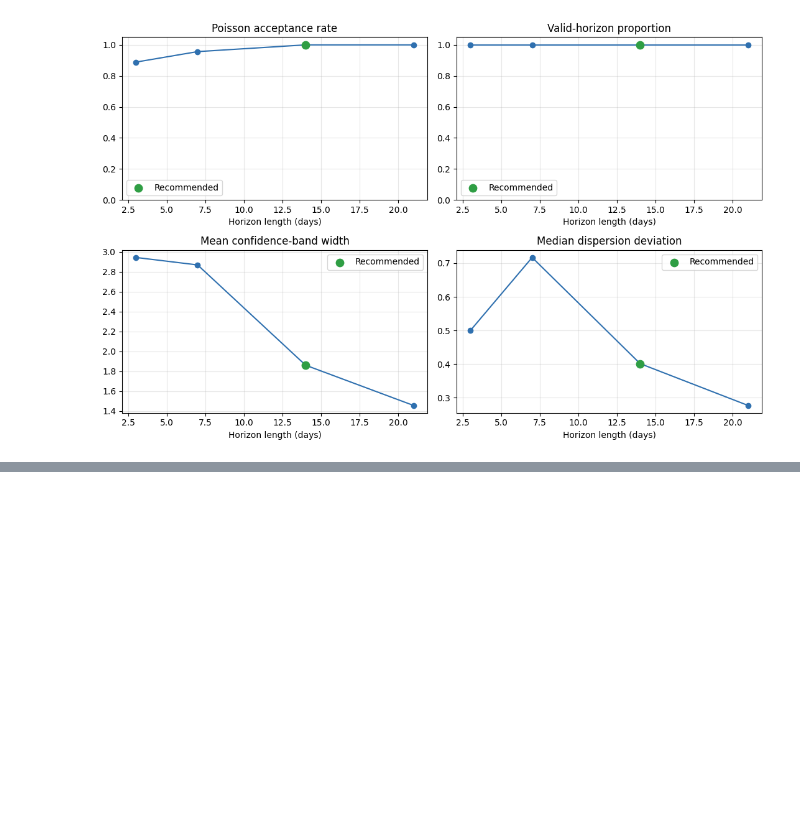
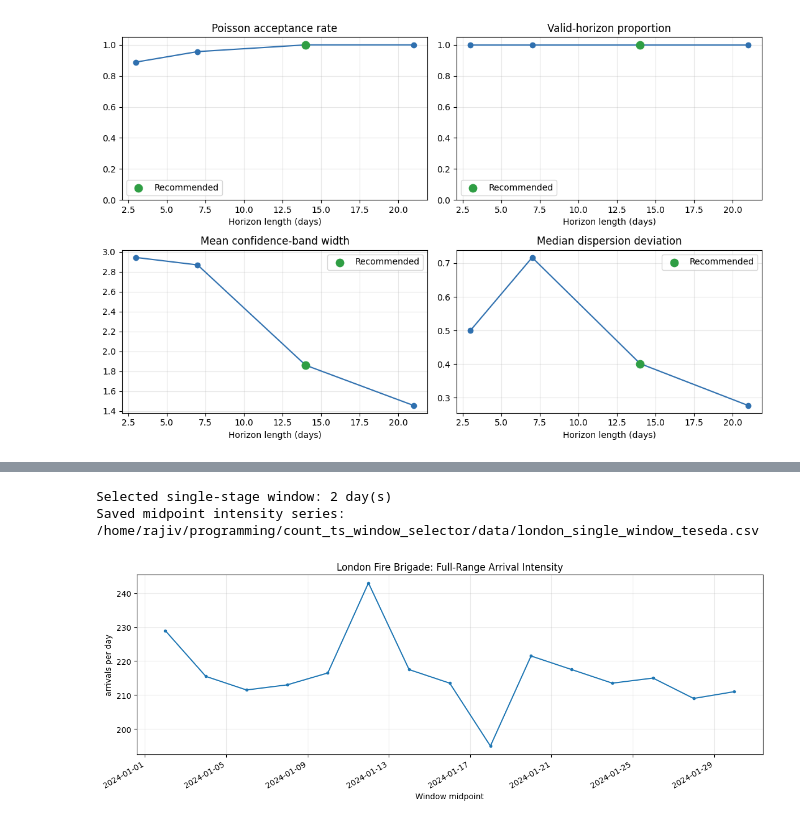
Before and after one commit to rajivsam/count_ts_window_selector, a Jupyter notebook: notebooks/london_fire_brigade_analysis.ipynb, the cells around one changed output, grey strips where cells are left out. Drawn from its saved outputs; the diff is of its cells as text; code cells hidden in the pictures; blank space fills up the shorter version.

Commit message:
Update to single window api.

```diff
--- a/notebooks/london_fire_brigade_analysis.ipynb
+++ b/notebooks/london_fire_brigade_analysis.ipynb
@@ -226,0 +231,38 @@ Candidate audit:
+# %%
+from count_ts_window_selector import build_arrival_intensity_series, plot_arrival_intensity, save_tseda_arrival_intensity_series
+
+full_range_result = evaluate_horizon(
+    DATA_FILE,
+    [1, 2, 3, 4, 5, 7],
+    horizon_window=None,
+    base_resolution="1d",
+    config=WindowSelectionConfig(min_event_rate=5.0, max_zero_window_proportion=0.1, min_windows=2),
+)
+selected_window = full_range_result["selected_window"]
+if selected_window is None:
+    print(full_range_result["diagnostics"]["message"])
+else:
+    print(f"Selected single-stage window: {selected_window['window_size']} day(s)")
+    intensity_series = build_arrival_intensity_series(
+        DATA_FILE,
+        window_size=selected_window["window_size"],
+        base_resolution="1d",
+        rate_unit="day",
+    )
+    tseda_export = save_tseda_arrival_intensity_series(
+        DATA_FILE,
+        window_size=selected_window["window_size"],
+        output_path=DATA_FILE.parent / "london_single_window_teseda.csv",
+        base_resolution="1d",
+        rate_unit="day",
+    )
+    print(f"Saved midpoint intensity series: {tseda_export['output_file']}")
+    plot_arrival_intensity(
+        intensity_series,
+        output_path=ROOT / "notebooks" / "london_single_stage_intensity.png",
+        title="London Fire Brigade: Full-Range Arrival Intensity",
+    )
+# %% [output]
+Selected single-stage window: 2 day(s)
+Saved midpoint intensity series: /home/rajiv/programming/count_ts_window_selector/data/london_single_window_teseda.csv
+[figure, added]
```
Also changed, not shown: parts of 2 cells of this notebook, 13 other files.
